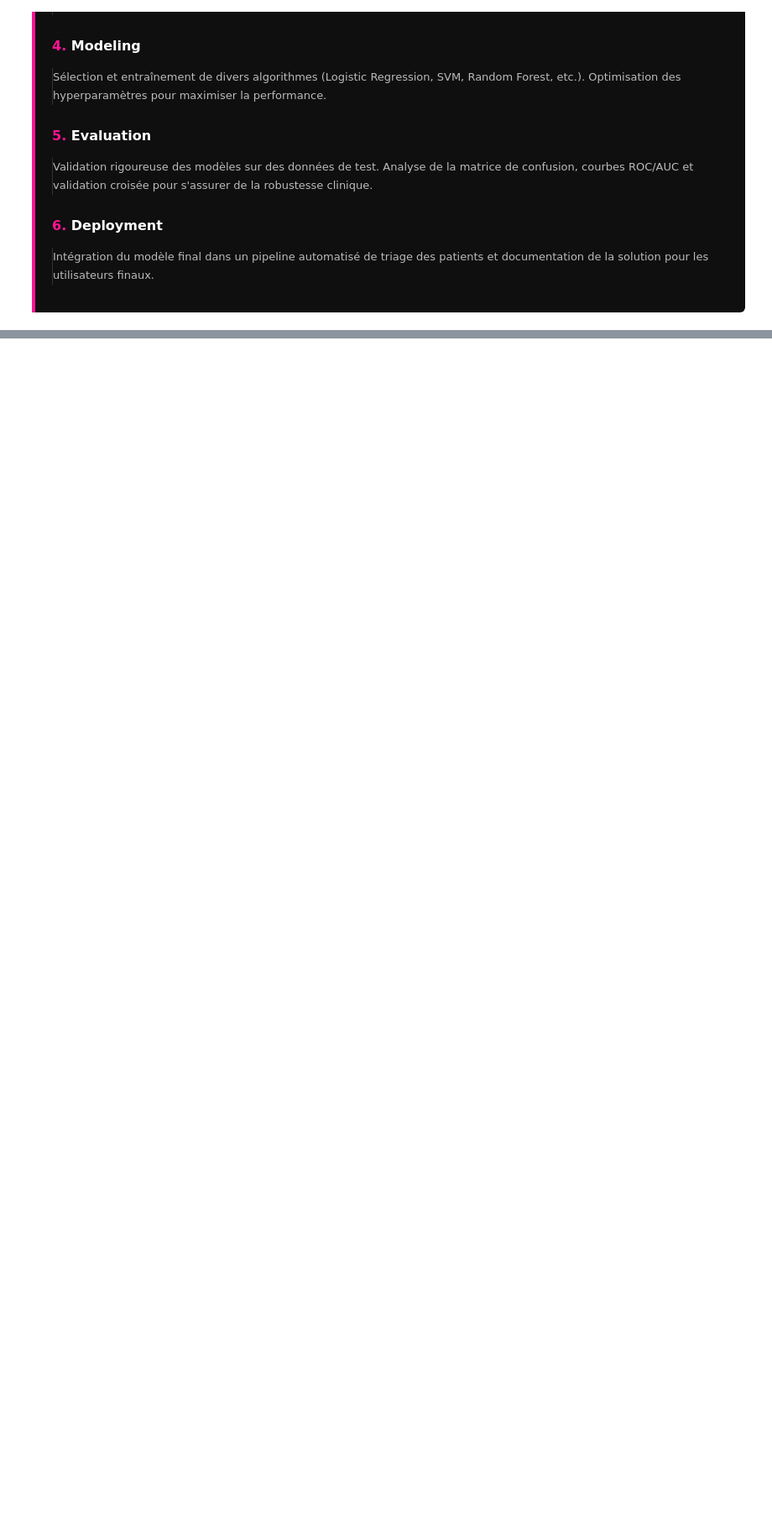
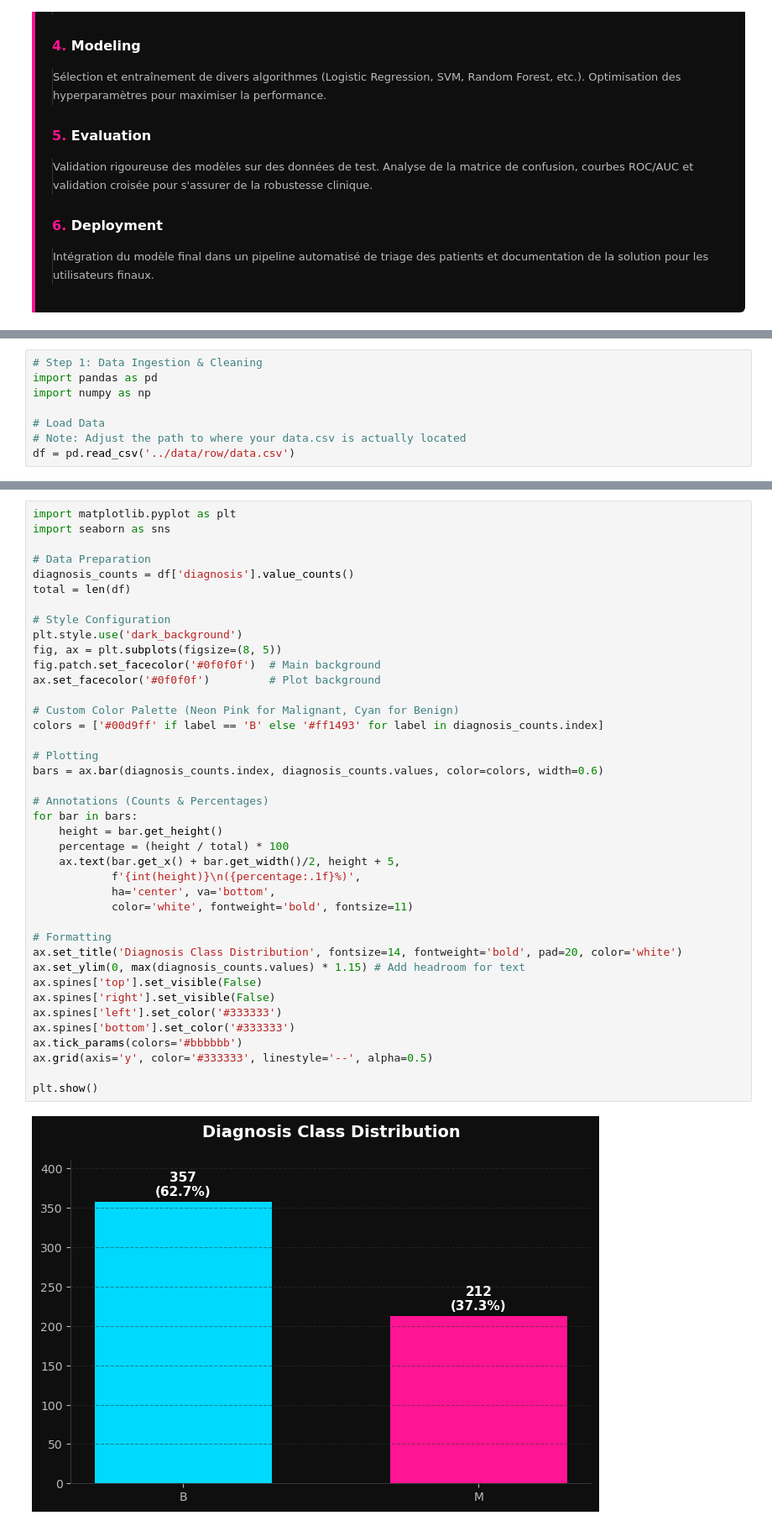
Before and after one commit to yasmineCH03/Breast_Cancer_Detection_ML_Project, a Jupyter notebook: Notebooks/synthesis_notebook.ipynb, the cells around one changed output, grey strips where cells are left out. Shown at 84% size. Drawn from its saved outputs; the diff is of its cells as text; blank space fills up the shorter version.

Commit message:
Data cleaning and modeling

```diff
--- a/Notebooks/synthesis_notebook.ipynb
+++ b/Notebooks/synthesis_notebook.ipynb
@@ -496,0 +827,8 @@
+# %%
+# Step 1: Data Ingestion & Cleaning
+import pandas as pd
+import numpy as np
+
+# Load Data
+# Note: Adjust the path to where your data.csv is actually located
+df = pd.read_csv('../data/row/data.csv')
@@ -496,0 +926,42 @@
+# %%
+import matplotlib.pyplot as plt
+import seaborn as sns
+
+# Data Preparation
+diagnosis_counts = df['diagnosis'].value_counts()
+total = len(df)
+
+# Style Configuration
+plt.style.use('dark_background')
+fig, ax = plt.subplots(figsize=(8, 5))
+fig.patch.set_facecolor('#0f0f0f')  # Main background
+ax.set_facecolor('#0f0f0f')         # Plot background
+
+# Custom Color Palette (Neon Pink for Malignant, Cyan for Benign)
+colors = ['#00d9ff' if label == 'B' else '#ff1493' for label in diagnosis_counts.index]
+
+# Plotting
+bars = ax.bar(diagnosis_counts.index, diagnosis_counts.values, color=colors, width=0.6)
+
+# Annotations (Counts & Percentages)
+for bar in bars:
+    height = bar.get_height()
+    percentage = (height / total) * 100
+    ax.text(bar.get_x() + bar.get_width()/2, height + 5,
+            f'{int(height)}\n({percentage:.1f}%)',
+            ha='center', va='bottom',
+            color='white', fontweight='bold', fontsize=11)
+
+# Formatting
+ax.set_title('Diagnosis Class Distribution', fontsize=14, fontweight='bold', pad=20, color='white')
+ax.set_ylim(0, max(diagnosis_counts.values) * 1.15) # Add headroom for text
+ax.spines['top'].set_visible(False)
+ax.spines['right'].set_visible(False)
+ax.spines['left'].set_color('#333333')
+ax.spines['bottom'].set_color('#333333')
+ax.tick_params(colors='#bbbbbb')
+ax.grid(axis='y', color='#333333', linestyle='--', alpha=0.5)
+
+plt.show()
+# %% [output]
+[figure, added]
```
Also changed, not shown: parts of 38 cells of this notebook.
